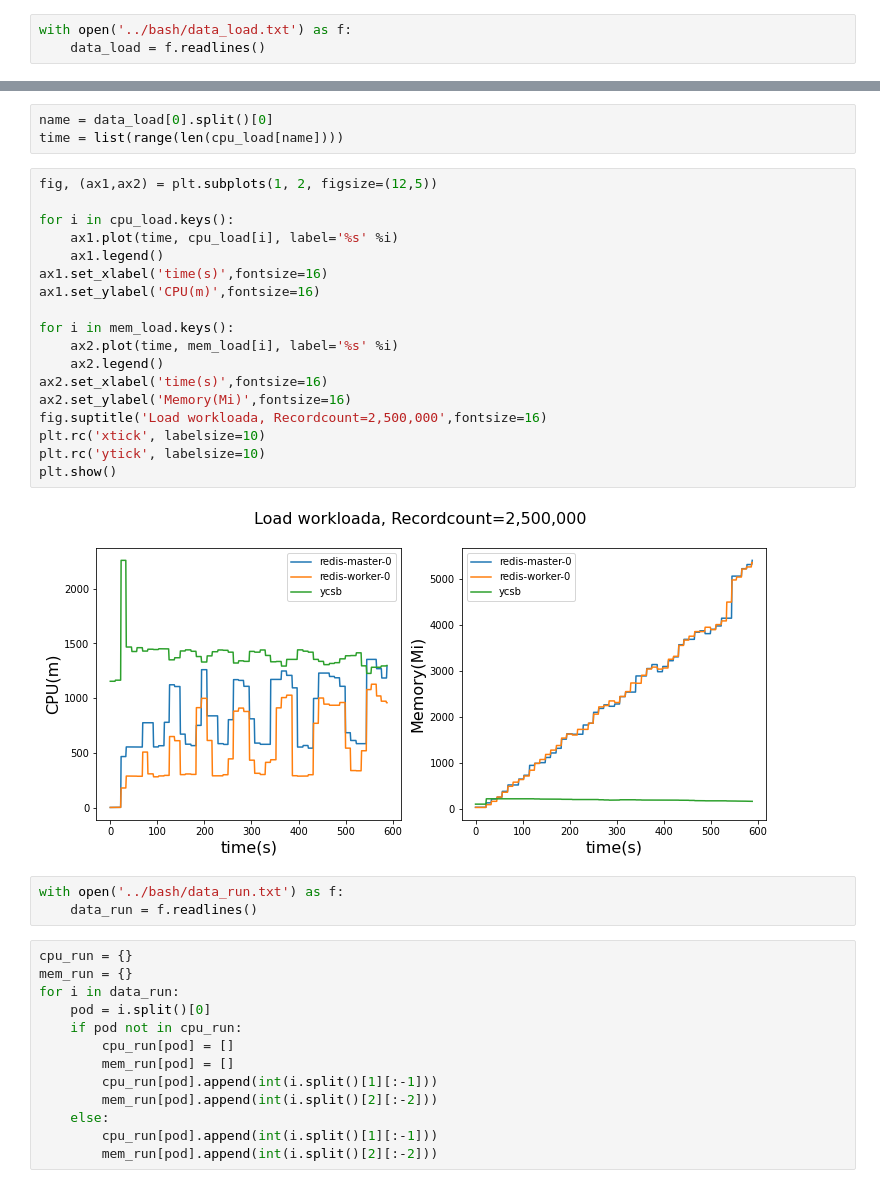
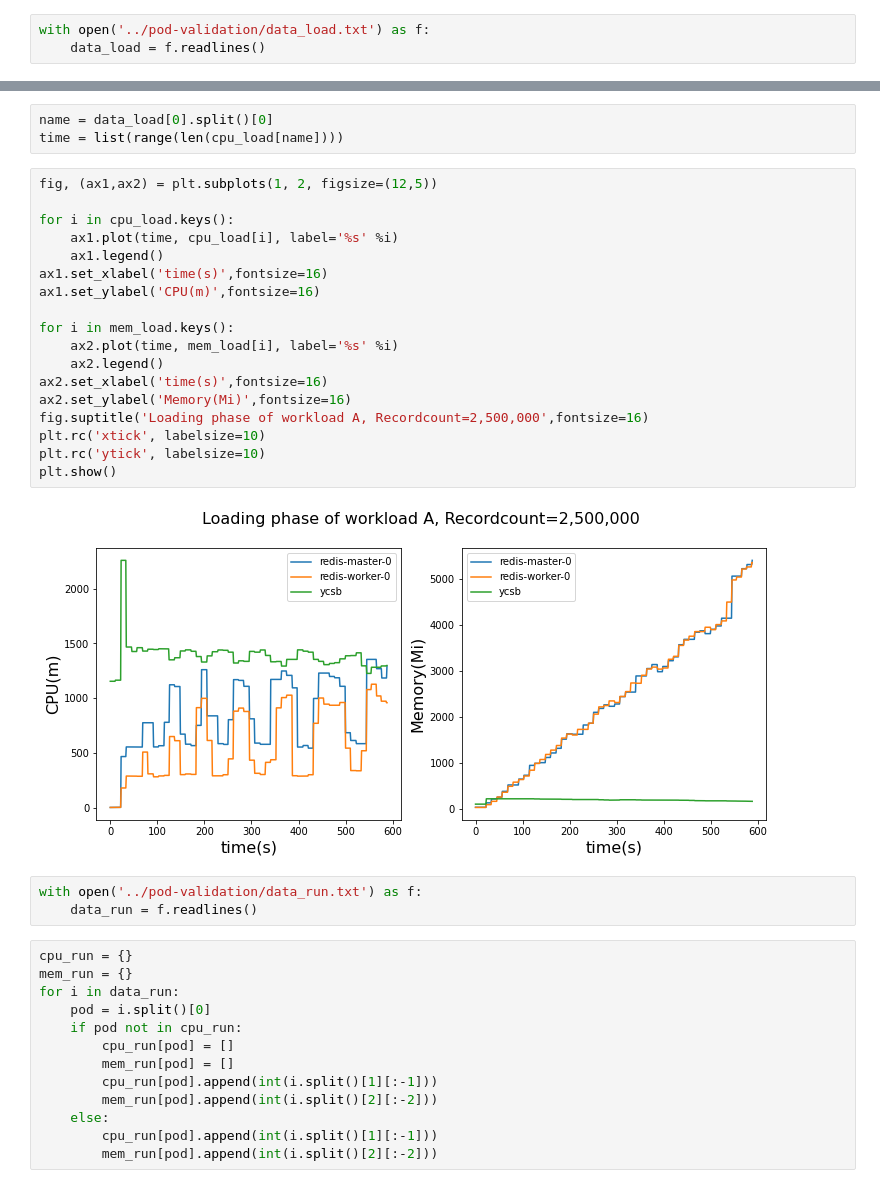
Before and after one commit to ZhaoNeil/On-Demand-Resizing, a Jupyter notebook: data/pod-validation.ipynb, the cells around one changed output, grey strips where cells are left out. Drawn from its saved outputs; the diff is of its cells as text.

Commit message:
add data

```diff
--- a/data/pod-validation.ipynb
+++ b/data/pod-validation.ipynb
@@ -2,7 +2,7 @@
 import numpy as np
 import matplotlib.pyplot as plt
 # %%
-with open('../bash/data_load.txt') as f:
+with open('../pod-validation/data_load.txt') as f:
     data_load = f.readlines()
 # %%
 cpu_load = {}
@@ -23,25 +23,25 @@ time = list(range(len(cpu_load[name])))
 # %%
 fig, (ax1,ax2) = plt.subplots(1, 2, figsize=(12,5))
 
 for i in cpu_load.keys():
     ax1.plot(time, cpu_load[i], label='%s' %i)
     ax1.legend()
 ax1.set_xlabel('time(s)',fontsize=16)
 ax1.set_ylabel('CPU(m)',fontsize=16)
 
 for i in mem_load.keys():
     ax2.plot(time, mem_load[i], label='%s' %i)
     ax2.legend()
 ax2.set_xlabel('time(s)',fontsize=16)
 ax2.set_ylabel('Memory(Mi)',fontsize=16)
-fig.suptitle('Load workloada, Recordcount=2,500,000',fontsize=16)
+fig.suptitle('Loading phase of workload A, Recordcount=2,500,000',fontsize=16)
 plt.rc('xtick', labelsize=10)
 plt.rc('ytick', labelsize=10)
 plt.show()
 # %% [output]
-[figure, old version]
+[figure, new version]
 # %%
-with open('../bash/data_run.txt') as f:
+with open('../pod-validation/data_run.txt') as f:
     data_run = f.readlines()
 # %%
 cpu_run = {}
```
Also changed, not shown: parts of 1 cell of this notebook, 5 other files.
